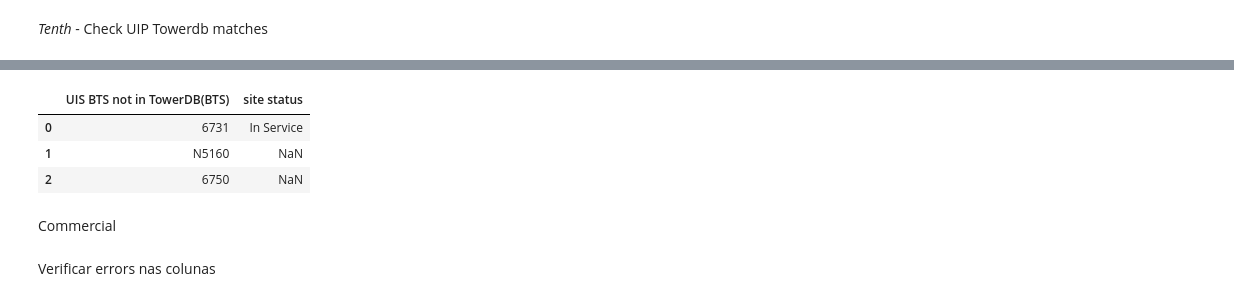
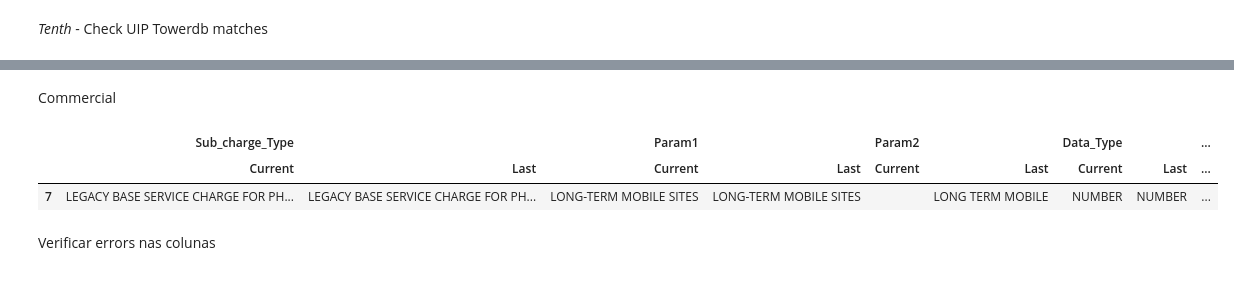
Before and after one commit to emerenan/xlsx_validation, a Jupyter notebook: ro_validations.ipynb, the cells around one changed output, grey strips where cells are left out. Drawn from its saved outputs; the diff is of its cells as text; code cells hidden in the pictures.

```diff
--- a/ro_validations.ipynb
+++ b/ro_validations.ipynb
@@ -1847,18 +1953,15 @@ uis_sites_not_in_towerdb
-# %%
-bts_sites_out_uip
-# %% [output]
-|  | UIS BTS not in TowerDB(BTS) | site status |
-| 0 | 6731 | In Service |
-| 1 | N5160 | NaN |
-| 2 | 6750 | NaN |
 # %% [markdown]
 Commercial
 # %%
-path_uis = '/content/UserInput_Romania_20210731.xlsx'
-path_before = '/content/UserInput_Romania_20210630.xlsx'
+path_uis = '/content/UserInput_Romania_20210830.xlsx'
+path_before = '/content/UserInput_Romania_20210731.xlsx'
 commercial_diffs = check_diffs_v2(path_uis, path_before, '')
 commercial_diffs
 #Erro na Coluna Param2 Vazio no anterior preenchido no atual
+# %% [output]
+|  | Sub_charge_Type |  | Param1 |  | Param2 |  | Data_Type |  | ... |
+|  | Current | Last | Current | Last | Current | Last | Current | Last | ... |
+| 7 | LEGACY BASE SERVICE CHARGE FOR PH... | LEGACY BASE SERVICE CHARGE FOR PH... | LONG-TERM MOBILE SITES | LONG-TERM MOBILE SITES |  | LONG TERM MOBILE | NUMBER | NUMBER | ... |
 # %% [markdown]
 Verificar errors nas colunas
 # %% [markdown]
```
Also changed, not shown: parts of 24 cells of this notebook.
